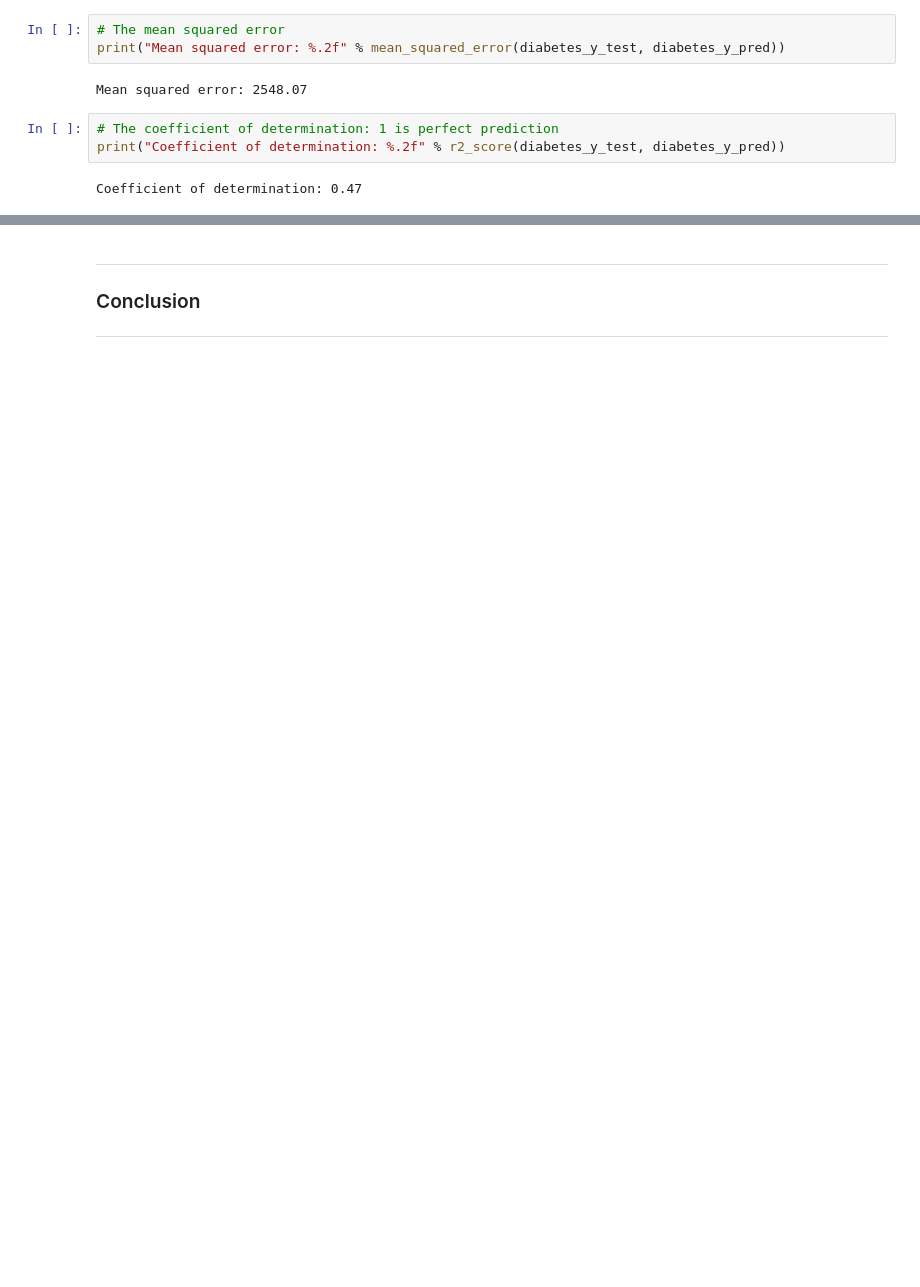
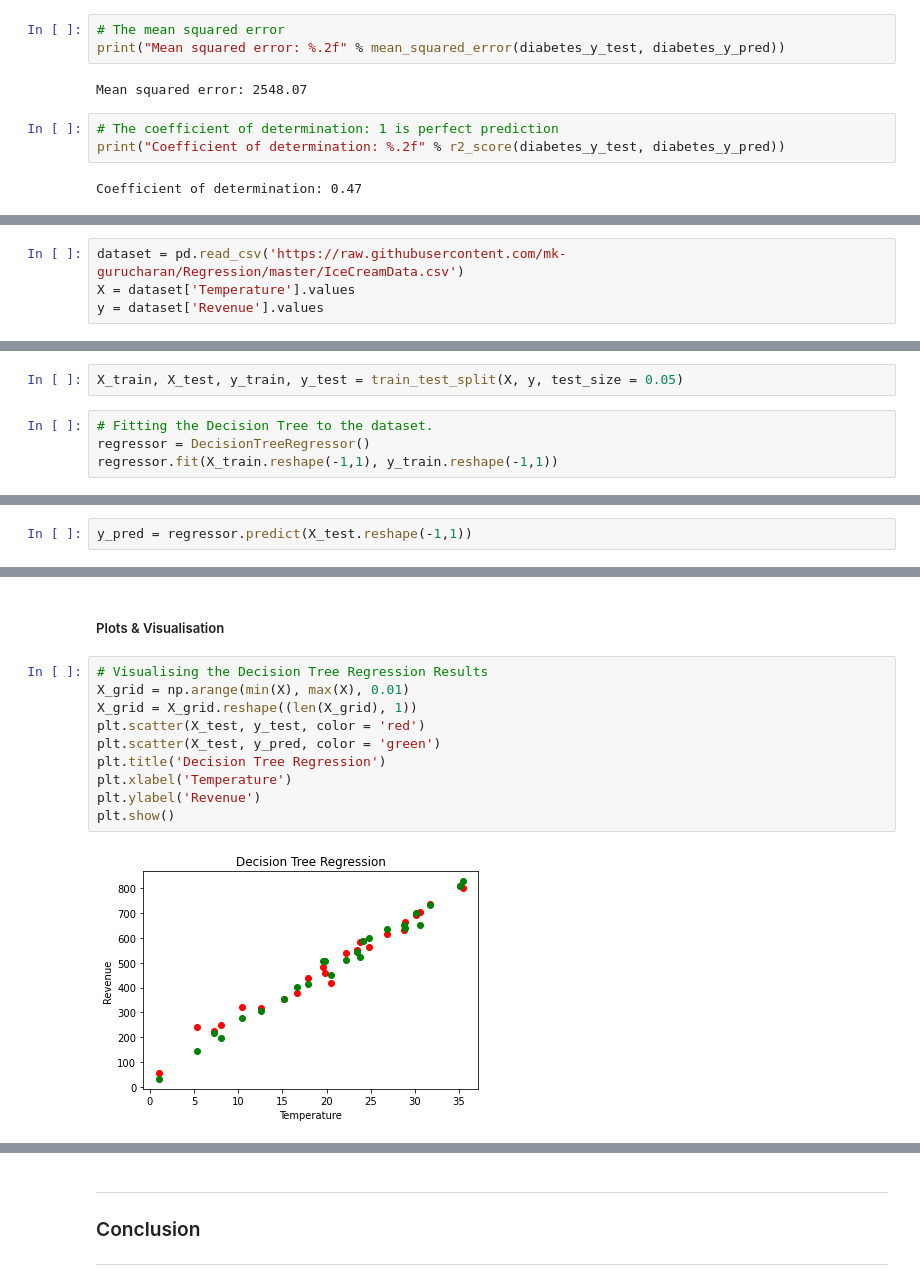
Before and after one commit to jonkavana/Machine-Learning-CA, a Jupyter notebook: scikit-Learn.ipynb, the cells around one changed output, grey strips where cells are left out. Drawn from its saved outputs; the diff is of its cells as text; blank space fills up the shorter version.

```diff
--- a/scikit-Learn.ipynb
+++ b/scikit-Learn.ipynb
@@ -190,0 +142,4 @@ plt.show();
+# %%
+dataset = pd.read_csv('https://raw.githubusercontent.com/mk-gurucharan/Regression/master/IceCreamData.csv')
+X = dataset['Temperature'].values
+y = dataset['Revenue'].values
@@ -190,0 +157,6 @@ plt.show();
+# %%
+X_train, X_test, y_train, y_test = train_test_split(X, y, test_size = 0.05)
+# %%
+# Fitting the Decision Tree to the dataset.
+regressor = DecisionTreeRegressor()
+regressor.fit(X_train.reshape(-1,1), y_train.reshape(-1,1))
@@ -190,0 +167,2 @@ plt.show();
+# %%
+y_pred = regressor.predict(X_test.reshape(-1,1))
@@ -190,0 +184,14 @@ plt.show();
+# %% [markdown]
+##### Plots & Visualisation
+# %%
+# Visualising the Decision Tree Regression Results
+X_grid = np.arange(min(X), max(X), 0.01)
+X_grid = X_grid.reshape((len(X_grid), 1))
+plt.scatter(X_test, y_test, color = 'red')
+plt.scatter(X_test, y_pred, color = 'green')
+plt.title('Decision Tree Regression')
+plt.xlabel('Temperature')
+plt.ylabel('Revenue')
+plt.show()
+# %% [output]
+[figure, added]
```
Also changed, not shown: parts of 54 cells of this notebook, 1 other file.
